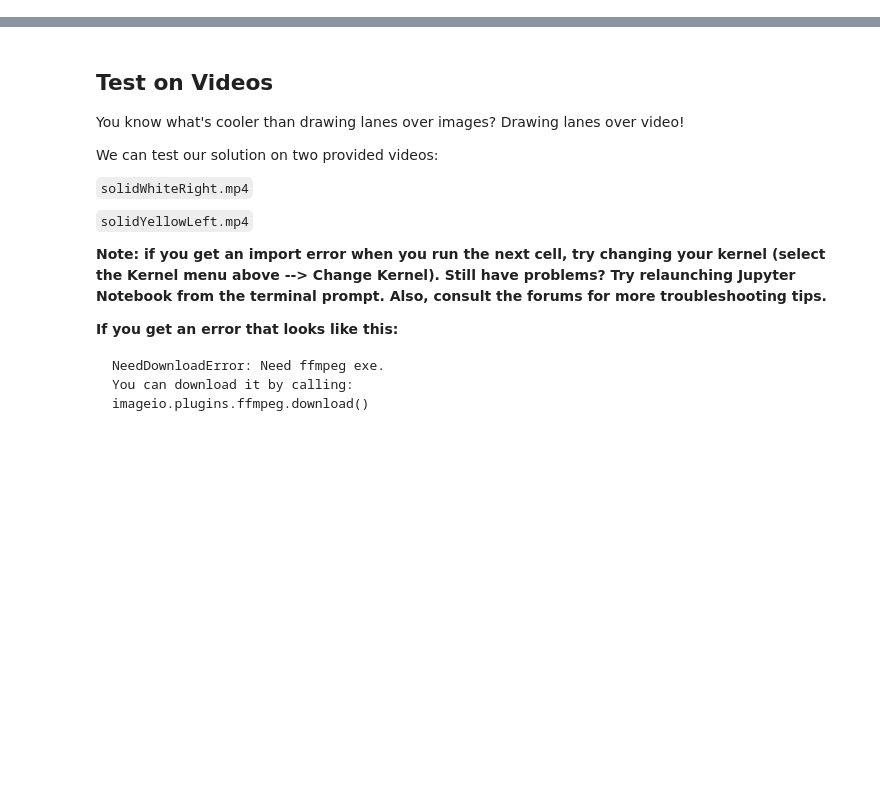
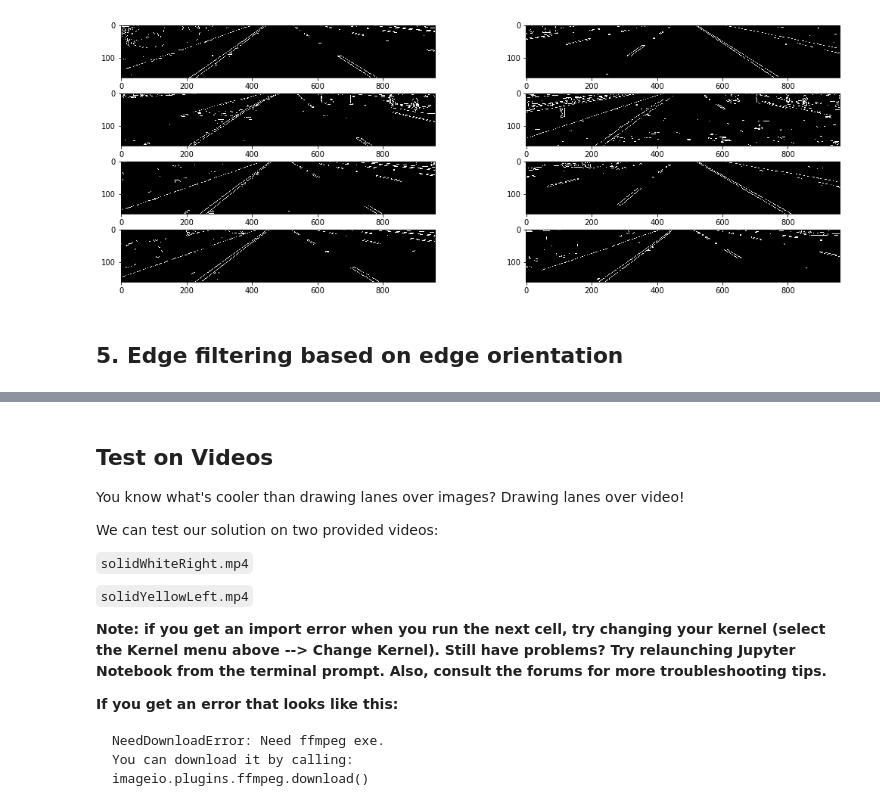
Before and after one commit to ChristopherW1985/finding_lane_lines, a Jupyter notebook: lane_line_detection.ipynb, the cells around one changed output, grey strips where cells are left out. Saved outputs shown, nothing was run; the diff lists cells and outputs as text; code cells hidden in the pictures; blank space fills up the shorter version.

```diff
--- a/lane_line_detection.ipynb
+++ b/lane_line_detection.ipynb
@@ -699,0 +229,12 @@ array([10,  9,  8,  7,  6])
+# %%
+def canny(img, low_thresh, high_thresh):
+    "Applies the Canny transform."
+    return cv2.Canny(img, low_thresh, high_thresh)
+
+images_canny = [canny(image, 100, 150) for image in images_gray]
+
+display_images(images_canny, figsize = (15, 5))
+# %% [output]
+[figure, added]
+# %% [markdown]
+## 5. Edge filtering based on edge orientation
```
Also changed, not shown: parts of 64 cells of this notebook.
